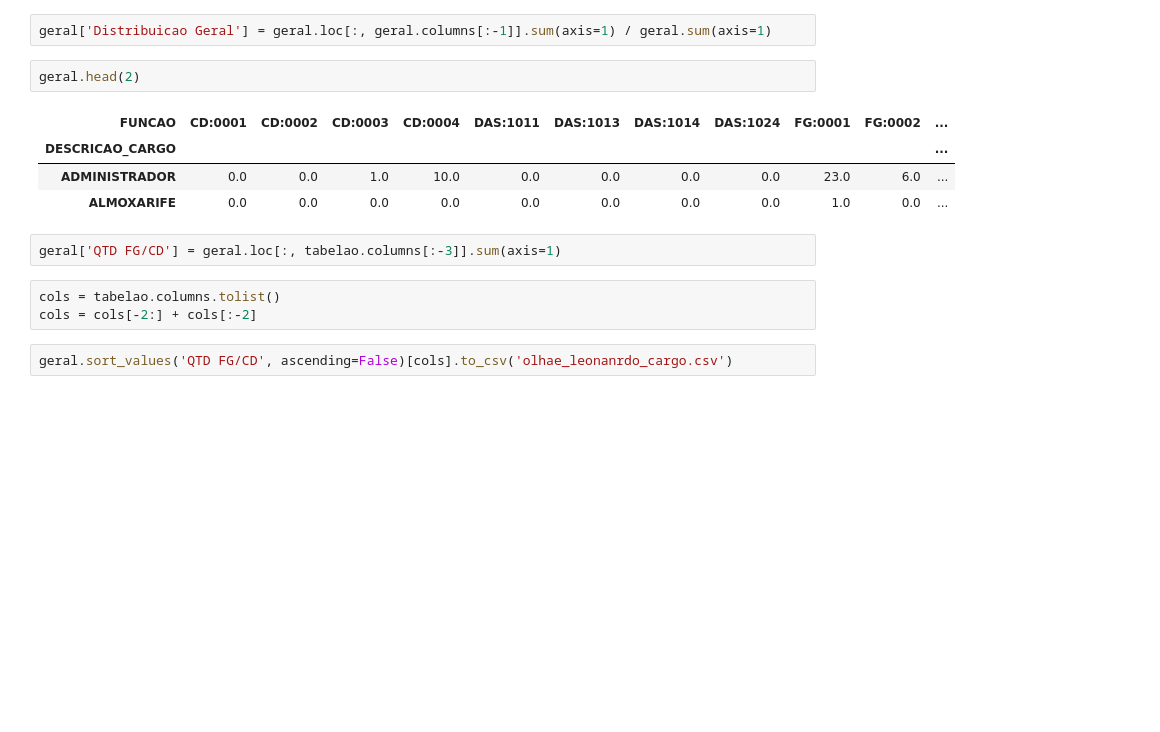
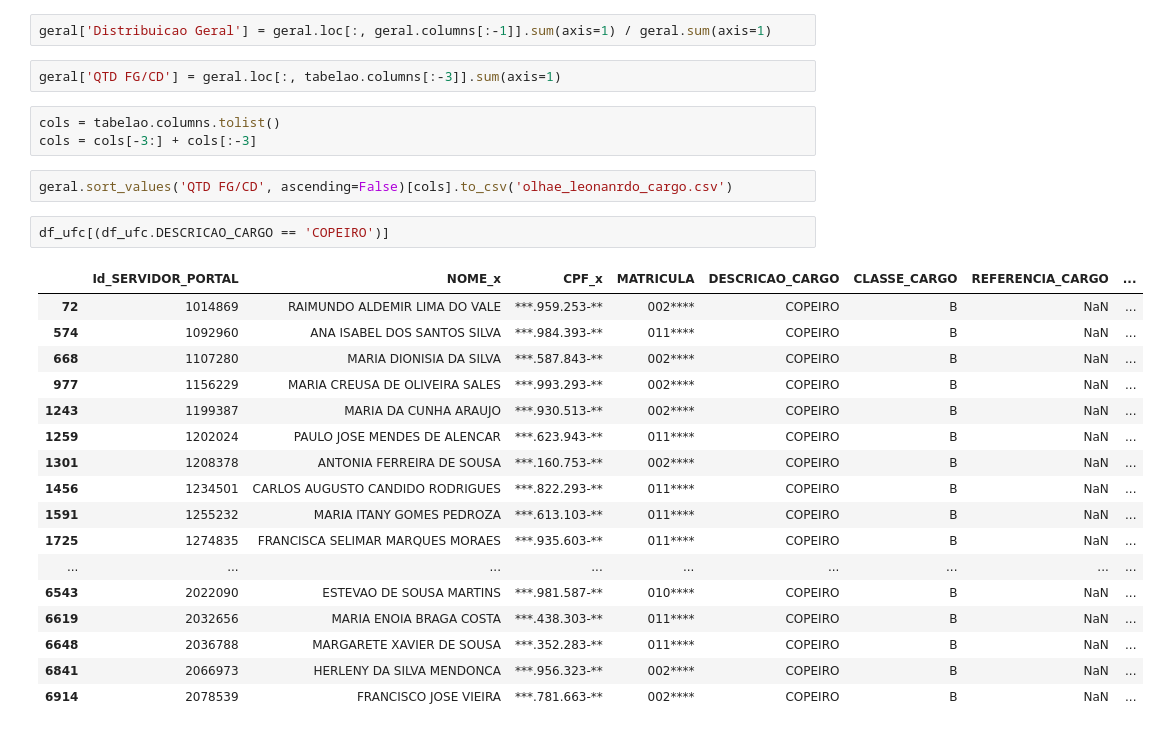
Before and after one commit to abevieiramota/analysis-servidores-federal, a Jupyter notebook: notebooks/1 - Remuneração.ipynb, the cells around one changed output. Drawn from its saved outputs; the diff is of its cells as text; blank space fills up the shorter version.

```diff
--- a/notebooks/1 - Remuneração.ipynb
+++ b/notebooks/1 - Remuneração.ipynb
@@ -188,17 +196,30 @@ geral.head(2)
 | ALMOXARIFE | 0.0 | 0.0 | 0.0 | 0.0 | 0.0 | 0.0 | 0.0 | 0.0 | 1.0 | 0.0 | ... |
 # %%
 geral['Distribuicao Geral'] = geral.loc[:, geral.columns[:-1]].sum(axis=1) / geral.sum(axis=1)
-# %%
-geral.head(2)
-# %% [output]
-| FUNCAO | CD:0001 | CD:0002 | CD:0003 | CD:0004 | DAS:1011 | DAS:1013 | DAS:1014 | DAS:1024 | FG:0001 | FG:0002 | ... |
-| DESCRICAO_CARGO |  |  |  |  |  |  |  |  |  |  | ... |
-| ADMINISTRADOR | 0.0 | 0.0 | 1.0 | 10.0 | 0.0 | 0.0 | 0.0 | 0.0 | 23.0 | 6.0 | ... |
-| ALMOXARIFE | 0.0 | 0.0 | 0.0 | 0.0 | 0.0 | 0.0 | 0.0 | 0.0 | 1.0 | 0.0 | ... |
 # %%
 geral['QTD FG/CD'] = geral.loc[:, tabelao.columns[:-3]].sum(axis=1)
 # %%
 cols = tabelao.columns.tolist()
-cols = cols[-2:] + cols[:-2]
+cols = cols[-3:] + cols[:-3]
 # %%
 geral.sort_values('QTD FG/CD', ascending=False)[cols].to_csv('olhae_leonanrdo_cargo.csv')
+# %%
+df_ufc[(df_ufc.DESCRICAO_CARGO == 'COPEIRO')]
+# %% [output]
+|  | Id_SERVIDOR_PORTAL | NOME_x | CPF_x | MATRICULA | DESCRICAO_CARGO | CLASSE_CARGO | REFERENCIA_CARGO | ... |
+| 72 | 1014869 | RAIMUNDO ALDEMIR LIMA DO VALE | ***.959.253-** | 002**** | COPEIRO | B | NaN | ... |
+| 574 | 1092960 | ANA ISABEL DOS SANTOS SILVA | ***.984.393-** | 011**** | COPEIRO | B | NaN | ... |
+| 668 | 1107280 | MARIA DIONISIA DA SILVA | ***.587.843-** | 002**** | COPEIRO | B | NaN | ... |
+| 977 | 1156229 | MARIA CREUSA DE OLIVEIRA SALES | ***.993.293-** | 002**** | COPEIRO | B | NaN | ... |
+| 1243 | 1199387 | MARIA DA CUNHA ARAUJO | ***.930.513-** | 002**** | COPEIRO | B | NaN | ... |
+| 1259 | 1202024 | PAULO JOSE MENDES DE ALENCAR | ***.623.943-** | 011**** | COPEIRO | B | NaN | ... |
+| 1301 | 1208378 | ANTONIA FERREIRA DE SOUSA | ***.160.753-** | 002**** | COPEIRO | B | NaN | ... |
+| 1456 | 1234501 | CARLOS AUGUSTO CANDIDO RODRIGUES | ***.822.293-** | 011**** | COPEIRO | B | NaN | ... |
+| 1591 | 1255232 | MARIA ITANY GOMES PEDROZA | ***.613.103-** | 011**** | COPEIRO | B | NaN | ... |
+| 1725 | 1274835 | FRANCISCA SELIMAR MARQUES MORAES | ***.935.603-** | 011**** | COPEIRO | B | NaN | ... |
+| ... | ... | ... | ... | ... | ... | ... | ... | ... |
+| 6543 | 2022090 | ESTEVAO DE SOUSA MARTINS | ***.981.587-** | 010**** | COPEIRO | B | NaN | ... |
+| 6619 | 2032656 | MARIA ENOIA BRAGA COSTA | ***.438.303-** | 011**** | COPEIRO | B | NaN | ... |
+| 6648 | 2036788 | MARGARETE XAVIER DE SOUSA | ***.352.283-** | 011**** | COPEIRO | B | NaN | ... |
+| 6841 | 2066973 | HERLENY DA SILVA MENDONCA | ***.956.323-** | 002**** | COPEIRO | B | NaN | ... |
+| 6914 | 2078539 | FRANCISCO JOSE VIEIRA | ***.781.663-** | 002**** | COPEIRO | B | NaN | ... |
```
Also changed, not shown: parts of 5 cells of this notebook, 1 other file.
